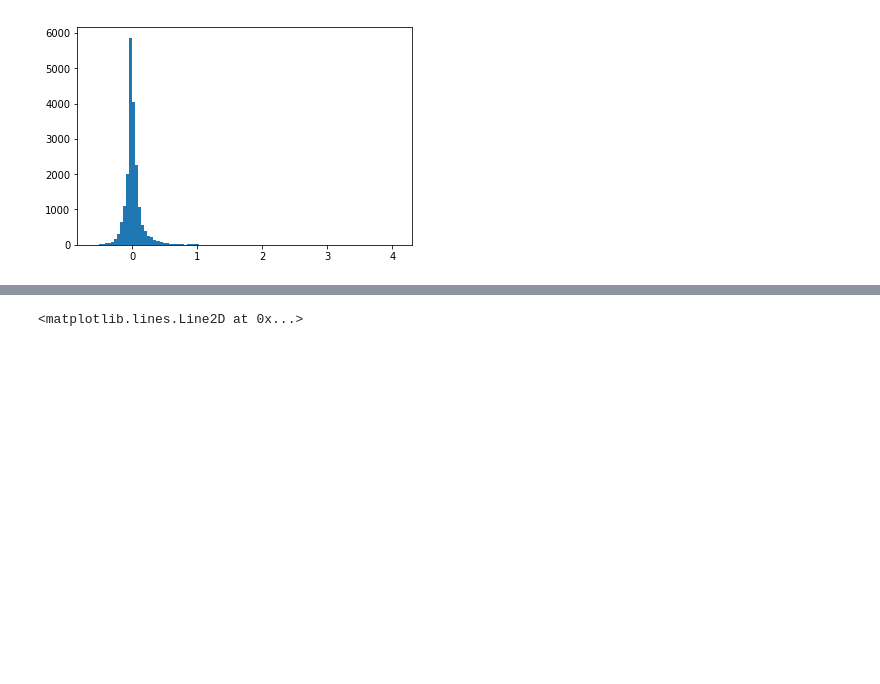
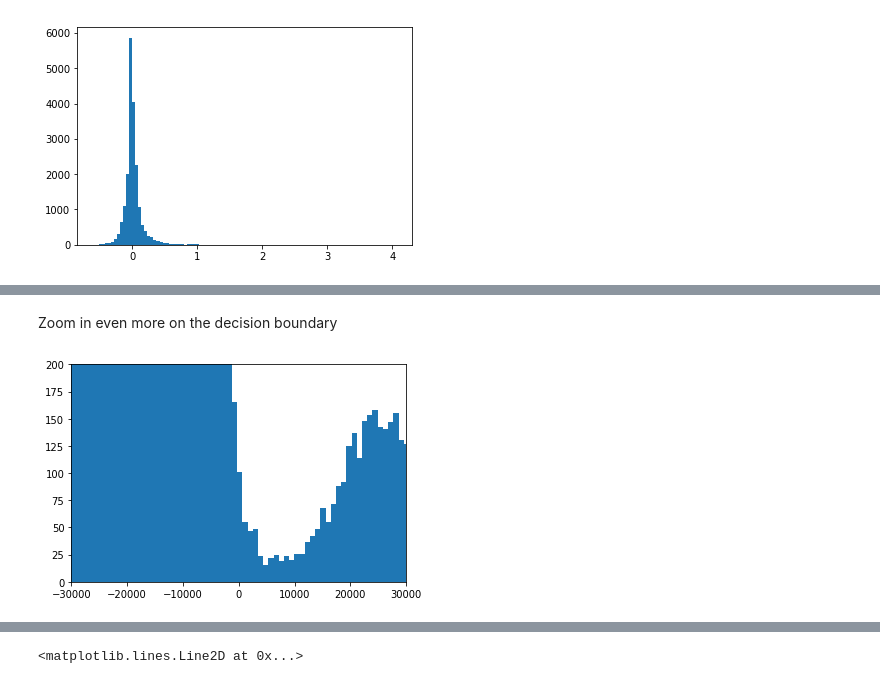
Before and after one commit to anders-biostat/sc_methods, a Jupyter notebook: Tm_dist/endo_neighbours.ipynb, the cells around one changed output, grey strips where cells are left out. Saved outputs shown, nothing was run; the diff lists cells and outputs as text; code cells hidden in the pictures; blank space fills up the shorter version.

```diff
--- a/Tm_dist/endo_neighbours.ipynb
+++ b/Tm_dist/endo_neighbours.ipynb
@@ -322,0 +372,7 @@ plt.axhline( 0, 0, 1, color="black", alpha=.5 )
+# %% [markdown]
+Zoom in even more on the decision boundary
+# %%
+plt.hist( class_scores, 3000 )
+plt.xlim( -30000, 30000); plt.ylim( 0, 200 );
+# %% [output]
+[figure, added]
```
Also changed, not shown: parts of 55 cells of this notebook.
